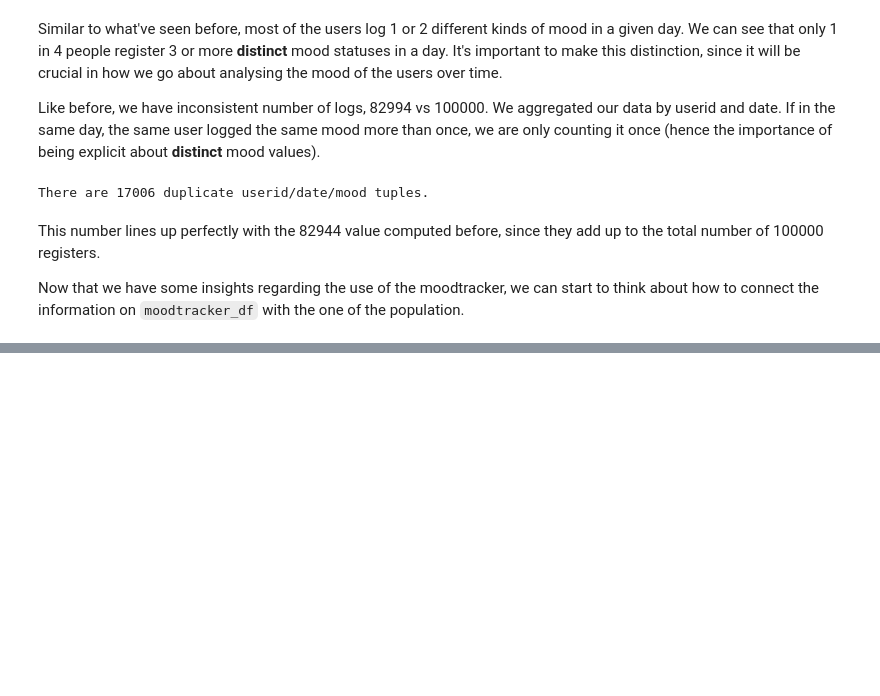
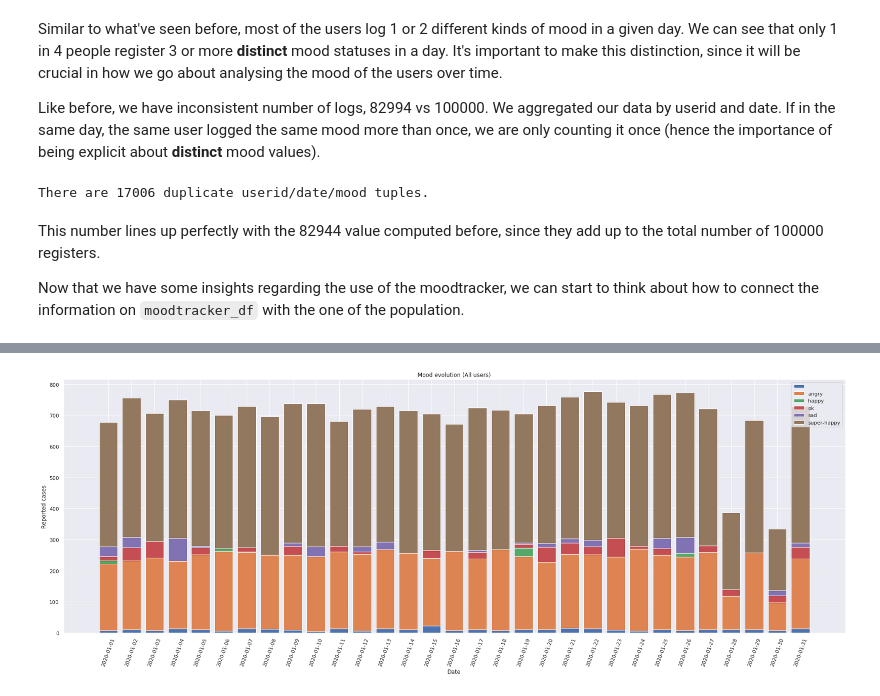
Before and after one commit to adfsan/z-challenge, a Jupyter notebook: Report1.ipynb, the cells around one changed output, grey strips where cells are left out. Drawn from its saved outputs; the diff is of its cells as text; code cells hidden in the pictures; blank space fills up the shorter version.

```diff
--- a/Report1.ipynb
+++ b/Report1.ipynb
@@ -385,0 +386,6 @@ moodtracker_df.groupby(["trackedat_date", "mood"])["userid"].count().reset_index
+# %%
+# Create a copy of the original dataframe for transformation
+c_moodtracker_df = moodtracker_df.copy()
+
+# We sort the dataframe here to be easier to take the last value if no mode exists
+c_moodtracker_df.sort_values(["userid", "trackedat"], inplace=True)
@@ -385,0 +401,3 @@ moodtracker_df.groupby(["trackedat_date", "mood"])["userid"].count().reset_index
+# %%
+c_moodtracker_df = c_moodtracker_df.groupby(["userid", "trackedat_date"]).agg({"mood" : get_mode}).reset_index()
+c_moodtracker_df.head()
@@ -385,0 +411,33 @@ moodtracker_df.groupby(["trackedat_date", "mood"])["userid"].count().reset_index
+# %%
+# Count users per date + mood
+mood_count_date = c_moodtracker_df.groupby(["trackedat_date", "mood"])["userid"].count().reset_index()
+
+# Subset data per mood type
+subset_list = []
+for mood_v in mood_count_date["mood"].unique():
+    subset_list.append(mood_count_date.query("mood == @mood_v")[["trackedat_date","userid", "mood"]])
+
+# Plot
+fig = plt.figure(figsize=(30,10))
+ax_list=[]
+for i, s in enumerate(subset_list):
+    if i == 0:
+        p = plt.bar(x='trackedat_date', height = "userid",
+               data=s)
+        ax_list.append(p[0])
+        leg_list=[s["mood"].unique()[0]]
+    else:
+        p = plt.bar(x='trackedat_date', height = "userid",
+               data=s, bottom = subset_list[i-1]["userid"])
+        ax_list.append(p[0])
+        leg_list=leg_list+[s["mood"].unique()[0]]
+
+plt.title("Mood evolution (All users)")
+plt.xlabel("Date")
+plt.ylabel("Reported cases")
+plt.tick_params('x',labelrotation=70)
+plt.legend(ax_list, leg_list)
+
+plt.show()
+# %% [output]
+[figure, added]
```
Also changed, not shown: parts of 9 cells of this notebook.
